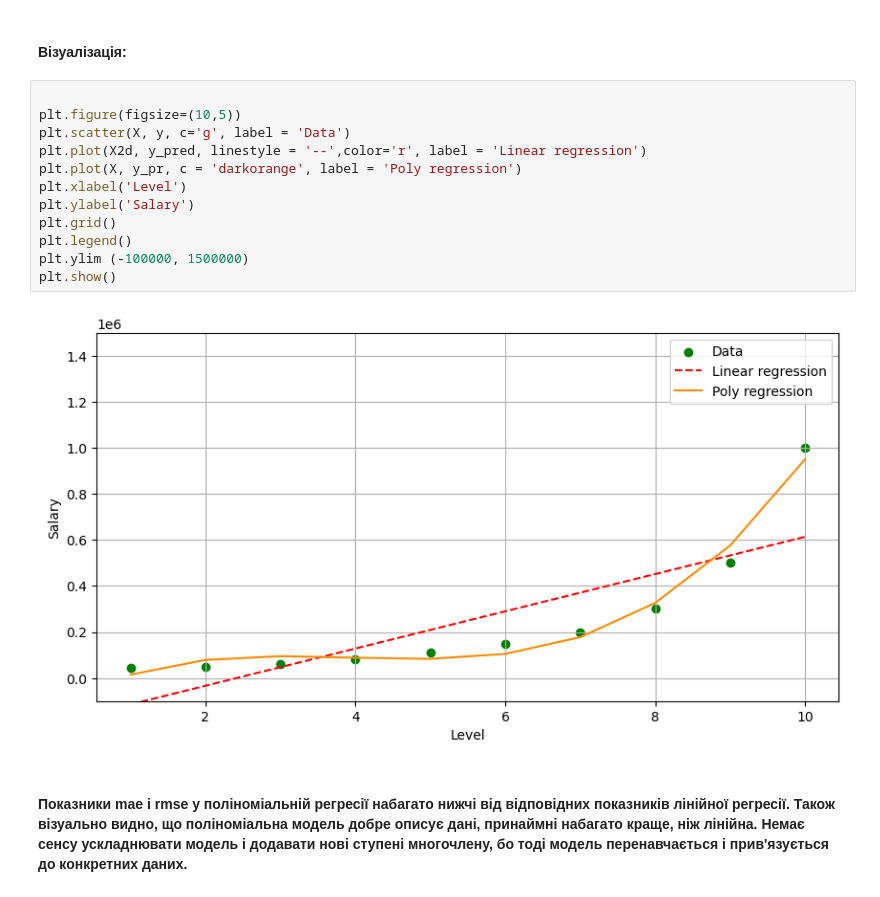
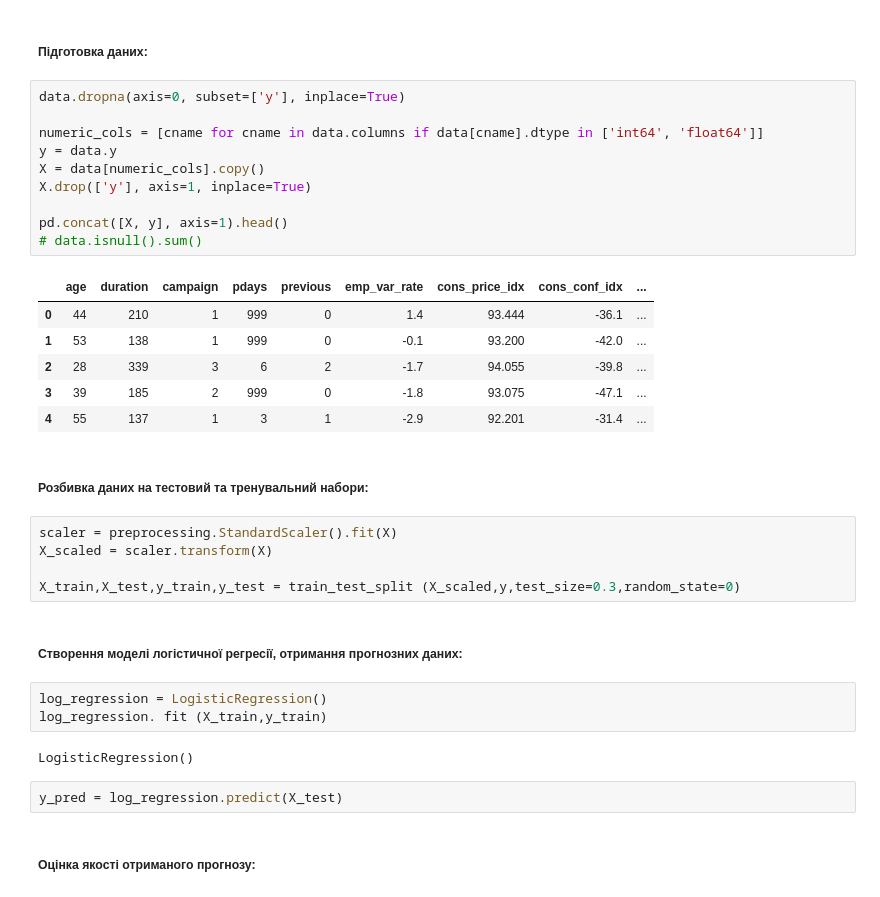
Before and after one commit to OleksandrKryvoruk/dz_54, a Jupyter notebook: 1.ipynb, the cells around one changed output. Drawn from its saved outputs; the diff is of its cells as text.

```diff
--- a/1.ipynb
+++ b/1.ipynb
@@ -69,18 +30,37 @@ Root mean squred error: 38931.50
-# %% [markdown]
-#### Візуалізація:
-# %%
-
-plt.figure(figsize=(10,5))
-plt.scatter(X, y, c='g', label = 'Data')
-plt.plot(X2d, y_pred, linestyle = '--',color='r', label = 'Linear regression')
-plt.plot(X, y_pr, c = 'darkorange', label = 'Poly regression')
-plt.xlabel('Level')
-plt.ylabel('Salary')
-plt.grid()
-plt.legend()
-plt.ylim (-100000, 1500000)
-plt.show()
-# %% [output]
-[figure, removed]
-# %% [markdown]
-#### Показники mae i rmse у поліноміальній регресії набагато нижчі від відповідних показників лінійної регресії. Також візуально видно, що поліноміальна модель добре описує дані, принаймні набагато краще, ніж лінійна. Немає сенсу ускладнювати модель і додавати нові ступені многочлену, бо тоді модель перенавчається і прив'язується до конкретних даних.
+# %% [markdown]
+##### Підготовка даних:
+# %%
+data.dropna(axis=0, subset=['y'], inplace=True)
+
+numeric_cols = [cname for cname in data.columns if data[cname].dtype in ['int64', 'float64']]
+y = data.y
+X = data[numeric_cols].copy()
+X.drop(['y'], axis=1, inplace=True)
+
+pd.concat([X, y], axis=1).head()
+# data.isnull().sum()
+# %% [output]
+|  | age | duration | campaign | pdays | previous | emp_var_rate | cons_price_idx | cons_conf_idx | ... |
+| 0 | 44 | 210 | 1 | 999 | 0 | 1.4 | 93.444 | -36.1 | ... |
+| 1 | 53 | 138 | 1 | 999 | 0 | -0.1 | 93.200 | -42.0 | ... |
+| 2 | 28 | 339 | 3 | 6 | 2 | -1.7 | 94.055 | -39.8 | ... |
+| 3 | 39 | 185 | 2 | 999 | 0 | -1.8 | 93.075 | -47.1 | ... |
+| 4 | 55 | 137 | 1 | 3 | 1 | -2.9 | 92.201 | -31.4 | ... |
+# %% [markdown]
+##### Розбивка даних на тестовий та тренувальний набори:
+# %%
+scaler = preprocessing.StandardScaler().fit(X)
+X_scaled = scaler.transform(X)
+
+X_train,X_test,y_train,y_test = train_test_split (X_scaled,y,test_size=0.3,random_state=0)
+# %% [markdown]
+##### Створення моделі логістичної регресії, отримання прогнозних даних:
+# %%
+log_regression = LogisticRegression()
+log_regression. fit (X_train,y_train)
+# %% [output]
+LogisticRegression()
+# %%
+y_pred = log_regression.predict(X_test)
+# %% [markdown]
+##### Оцінка якості отриманого прогнозу:
```
Also changed, not shown: parts of 22 cells of this notebook, 4 other files.
